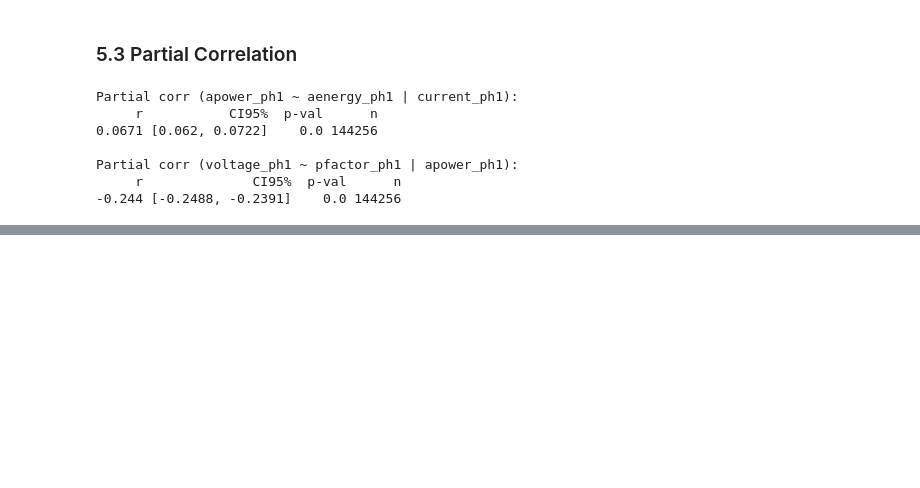
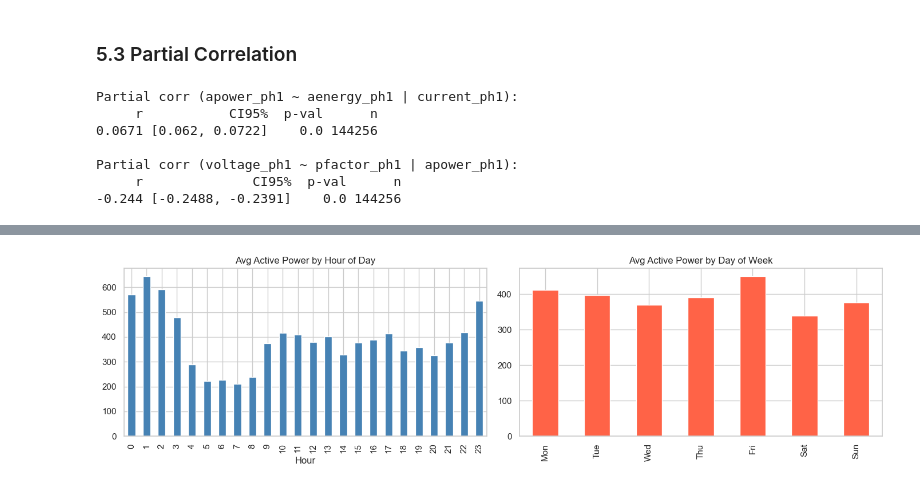
Before and after one commit to aditip149209/Data-Analytics-IT350, a Jupyter notebook: eda_energy.ipynb, the cells around one changed output, grey strips where cells are left out. Drawn from its saved outputs; the diff is of its cells as text; code cells hidden in the pictures; blank space fills up the shorter version.

```diff
--- a/eda_energy.ipynb
+++ b/eda_energy.ipynb
@@ -391,3 +393,18 @@ df_clean[work_cols] = (
 print('Missing values remaining:', df_clean[work_cols].isnull().sum().sum())
 # %% [output]
 Missing values remaining: 0
+# %%
+# Drop zero-value phase 2/3 columns and redundant aggregate columns
+ZERO_COLS = [
+    'aenergy_ph2', 'aenergy_ph3',
+    'renergy_ph2', 'renergy_ph3',
+    'apower', 'apower_ph2', 'apower_ph3',
+    'rpower_ph2', 'rpower_ph3',
+    'current_ph2', 'current_ph3',
+    'pfactor', 'pfactor_ph2', 'pfactor_ph3',
+    'voltage_ph2', 'voltage_ph3',
+]
+df_clean = df_clean.drop(columns=ZERO_COLS)
+print(f'Dropped {len(ZERO_COLS)} zero/redundant columns.')
+print(f'df_clean shape: {df_clean.shape}')
+print(f'Remaining numeric columns: {[c for c in df_clean.columns if c not in ["datetime", "meter_id"]]}')
@@ -821,0 +707,15 @@ Total features (orig + engineered): 36
+# %%
+fig, axes = plt.subplots(1, 2, figsize=(14, 4))
+hourly = df_fe.groupby('hour')['apower_ph1'].mean()
+hourly.plot(kind='bar', ax=axes[0], color='steelblue', edgecolor='white')
+axes[0].set_title('Avg Active Power by Hour of Day')
+axes[0].set_xlabel('Hour')
+
+dow_avg = df_fe.groupby('dayofweek')['apower_ph1'].mean()
+dow_avg.index = ['Mon', 'Tue', 'Wed', 'Thu', 'Fri', 'Sat', 'Sun']
+dow_avg.plot(kind='bar', ax=axes[1], color='tomato', edgecolor='white')
+axes[1].set_title('Avg Active Power by Day of Week')
+plt.tight_layout()
+plt.show()
+# %% [output]
+[figure, added]
```
Also changed, not shown: parts of 35 cells of this notebook.
